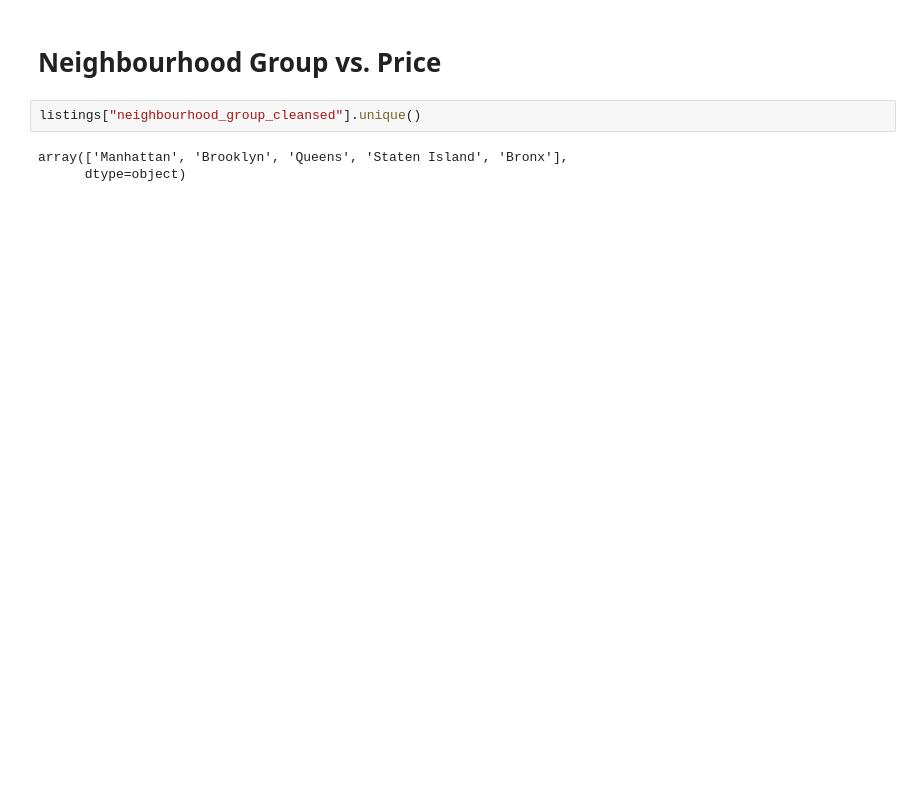
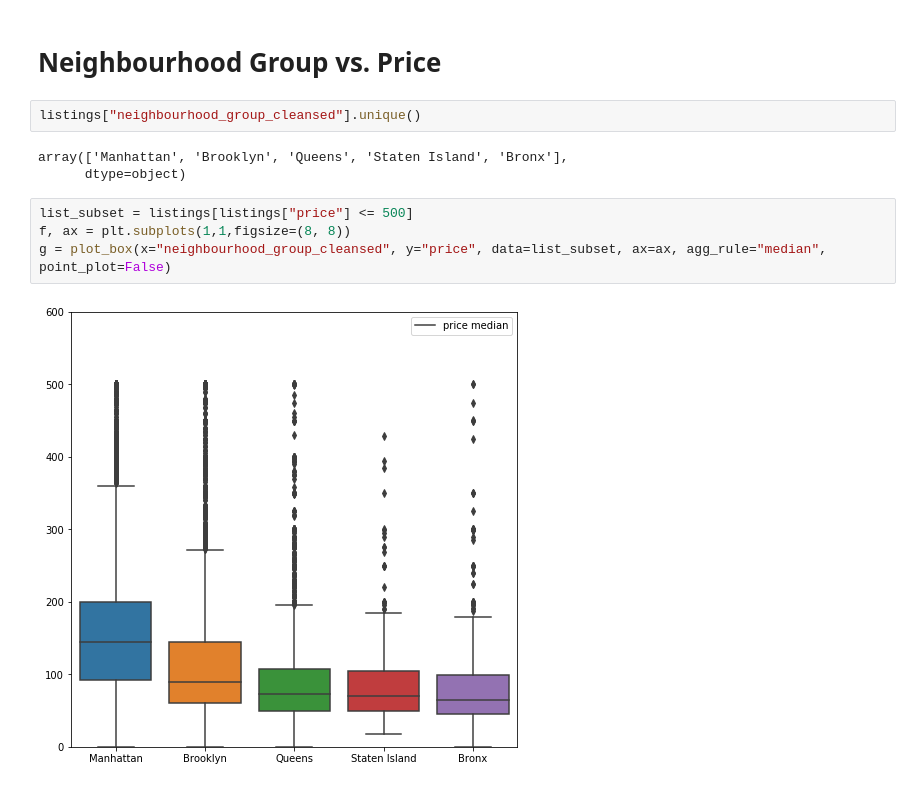
Before and after one commit to principal-miners/listings, a Jupyter notebook: ssh/EDA.ipynb, the cells around one changed output. Drawn from its saved outputs; the diff is of its cells as text; blank space fills up the shorter version.

```diff
--- a/ssh/EDA.ipynb
+++ b/ssh/EDA.ipynb
@@ -94,3 +94,9 @@ listings["neighbourhood_group_cleansed"].unique()
 # %% [output]
 array(['Manhattan', 'Brooklyn', 'Queens', 'Staten Island', 'Bronx'],
       dtype=object)
+# %%
+list_subset = listings[listings["price"] <= 500]
+f, ax = plt.subplots(1,1,figsize=(8, 8))
+g = plot_box(x="neighbourhood_group_cleansed", y="price", data=list_subset, ax=ax, agg_rule="median", point_plot=False)
+# %% [output]
+[figure, added]
```
Also changed, not shown: parts of 6 cells of this notebook, 1 other file.
